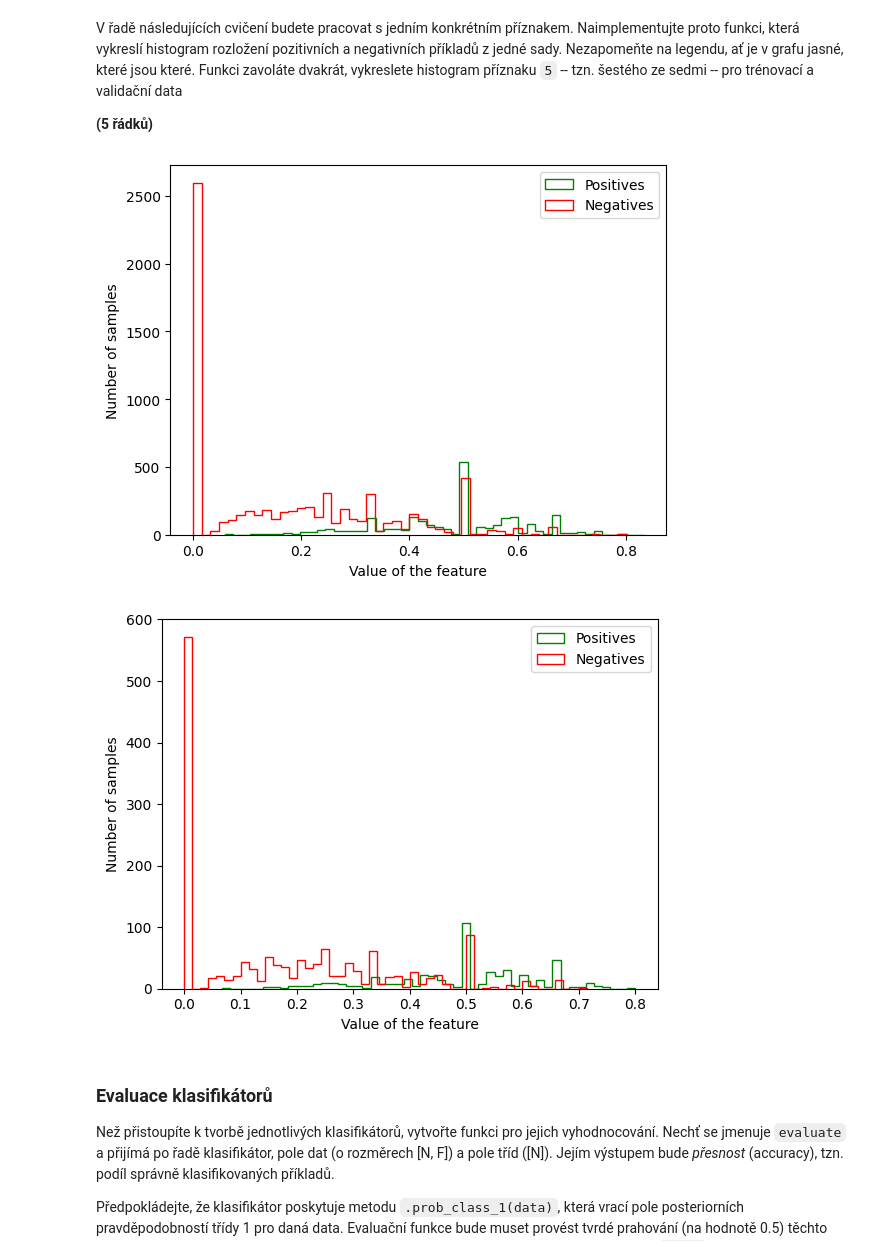
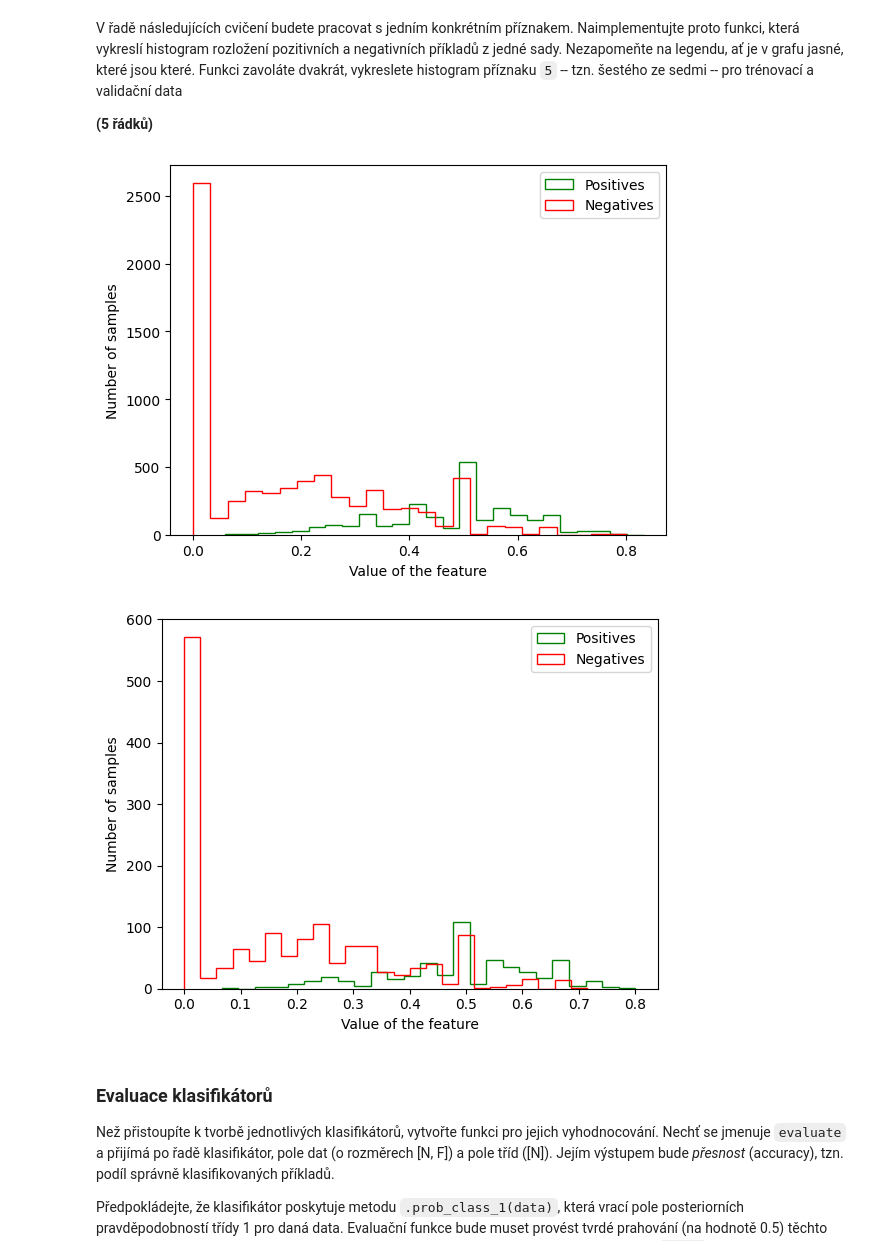
Before and after one commit to MichalPysik/SUI-projects, a Jupyter notebook: 2-classification/zadani.ipynb, the cells around one changed output. Cells and saved outputs as stored; diff of their text form; code cells hidden in the pictures.

```diff
--- a/2-classification/zadani.ipynb
+++ b/2-classification/zadani.ipynb
@@ -55,19 +55,19 @@ V řadě následujících cvičení budete pracovat s jedním konkrétním pří
 # %%
 FOI = 5  # Feature Of Interest
 
 def plot_data(poss, negs):
-    plt.hist(poss, bins=50, color='g', label='Positives', histtype='step')
-    plt.hist(negs, bins=50, color='r', label='Negatives', histtype='step')
+    plt.hist(poss, bins=25, color='g', label='Positives', histtype='step')
+    plt.hist(negs, bins=25, color='r', label='Negatives', histtype='step')
     plt.legend()
     plt.ylabel('Number of samples')
     plt.xlabel('Value of the feature')
     plt.show()
 
 plot_data(train_dataset.pos[:, FOI], train_dataset.neg[:, FOI])
 plot_data(val_dataset.pos[:, FOI], val_dataset.neg[:, FOI])
 # %% [output]
-[figure, old version]
+[figure, new version]
-[figure, old version]
+[figure, new version]
 # %% [markdown]
 ### Evaluace klasifikátorů
 Než přistoupíte k tvorbě jednotlivých klasifikátorů, vytvořte funkci pro jejich vyhodnocování.
```
Also changed, not shown: parts of 5 cells of this notebook.
